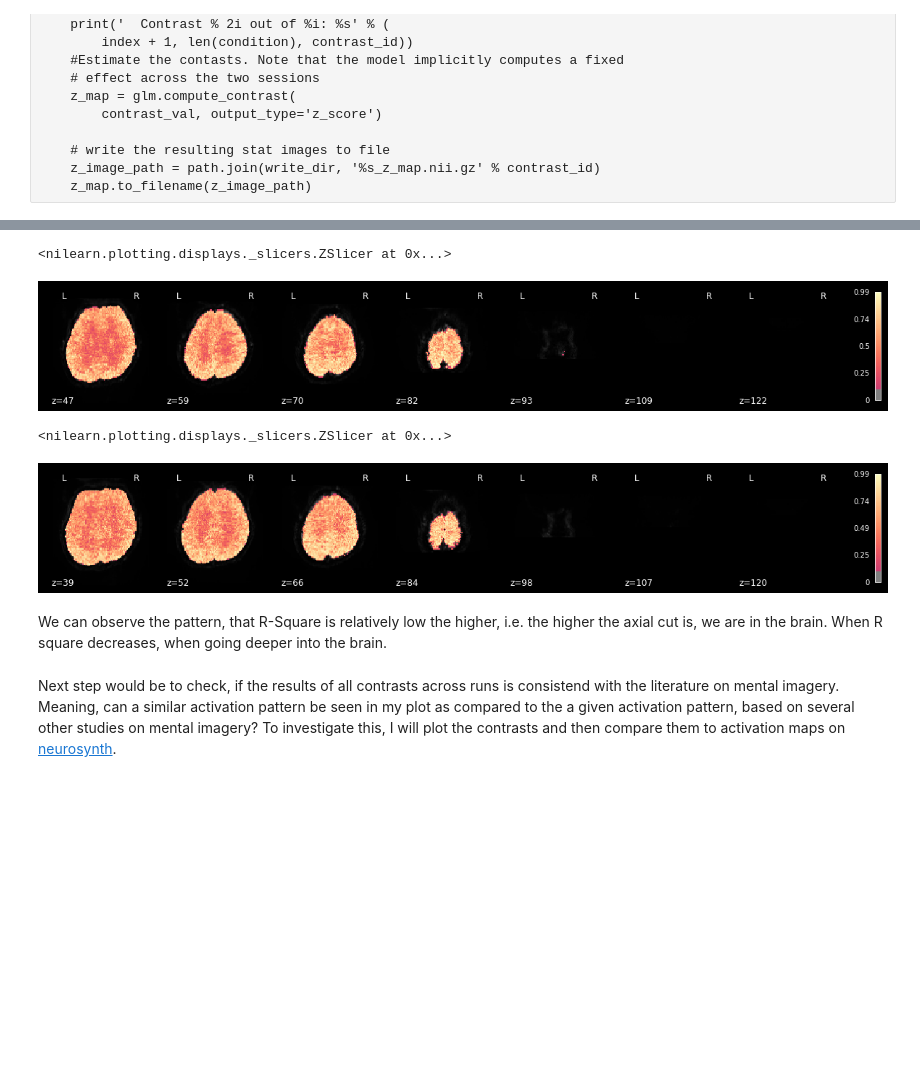
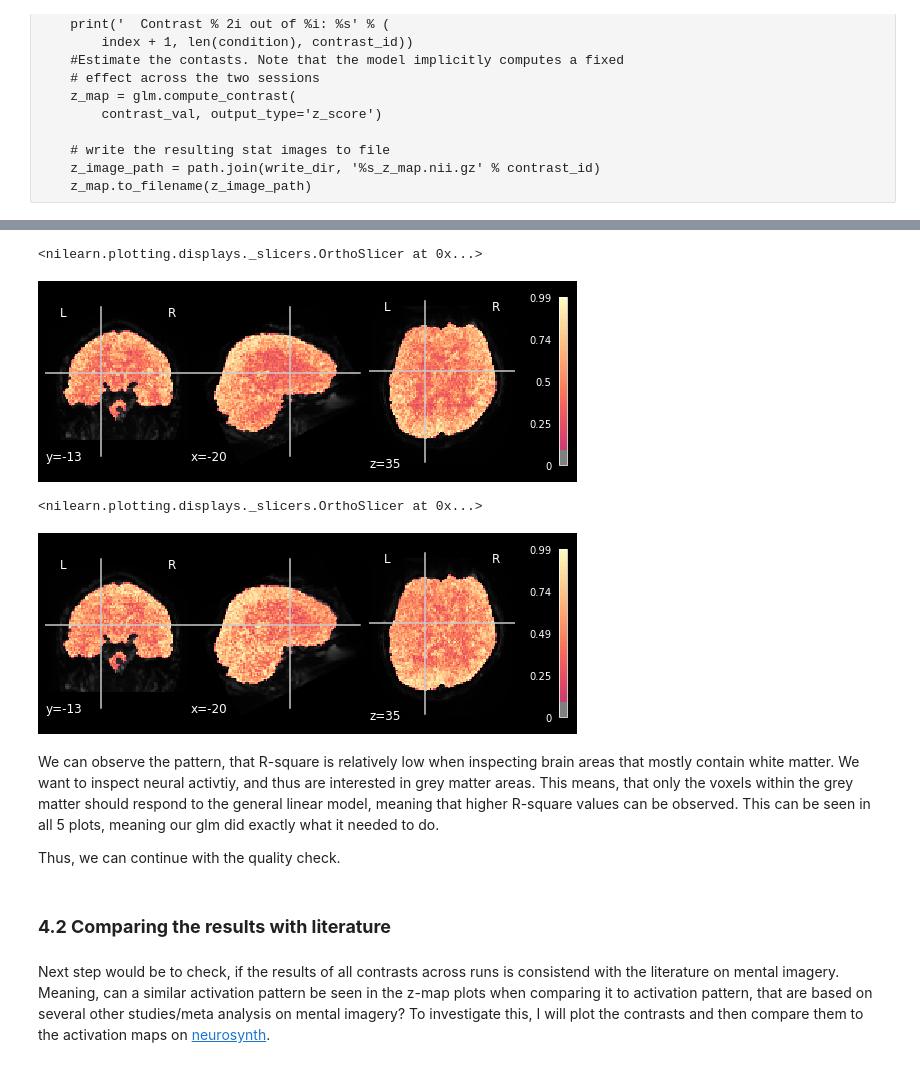
Before and after one commit to JNPauli/Banter, a Jupyter notebook: data/General_linear_model.ipynb, the cells around one changed output, grey strips where cells are left out. Drawn from its saved outputs; the diff is of its cells as text; code cells hidden in the pictures; blank space fills up the shorter version.

```diff
--- a/data/General_linear_model.ipynb
+++ b/data/General_linear_model.ipynb
@@ -544,0 +528,5 @@ plotting.plot_stat_map(glm.r_square[0], bg_img=mean_img_all[0], threshold=.1,
+# %%
+from nilearn import plotting
+coordinates_func = (-20,-13,35)
+plotting.plot_stat_map(glm.r_square[0], bg_img=mean_img_all[0], threshold=.1,
+                       display_mode='ortho', cut_coords=coordinates_func, cmap='magma')
@@ -559,20 +548,22 @@ plotting.plot_stat_map(glm.r_square[2], bg_img=mean_img_all[2], threshold=.1,
 # %%
-from nilearn import plotting
 plotting.plot_stat_map(glm.r_square[3], bg_img=mean_img_all[3], threshold=.1,
-                       display_mode='z', cut_coords=7, cmap='magma')
+                       display_mode='ortho', cut_coords=coordinates_func, cmap='magma')
 # %% [output]
-<nilearn.plotting.displays._slicers.ZSlicer at 0x...>
+<nilearn.plotting.displays._slicers.OrthoSlicer at 0x...>
-[figure, old version]
+[figure, new version]
 # %%
-from nilearn import plotting
 plotting.plot_stat_map(glm.r_square[4], bg_img=mean_img_all[4], threshold=.1,
-                       display_mode='z', cut_coords=7, cmap='magma')
+                       display_mode='ortho', cut_coords=coordinates_func, cmap='magma')
 # %% [output]
-<nilearn.plotting.displays._slicers.ZSlicer at 0x...>
+<nilearn.plotting.displays._slicers.OrthoSlicer at 0x...>
-[figure, old version]
+[figure, new version]
 # %% [markdown]
-We can observe the pattern, that R-Square is relatively low the higher, i.e. the higher the axial cut is, we are in the brain. When R square decreases, when going deeper into the brain.
+We can observe the pattern, that R-square is relatively low when inspecting brain areas that mostly contain white matter. We want to inspect neural activtiy, and thus are interested in grey matter areas. This means, that only the voxels within the grey matter should respond to the general linear model, meaning that higher R-square values can be observed. This can be seen in all 5 plots, meaning our glm did exactly what it needed to do.
+
+Thus, we can continue with the quality check.
+# %% [markdown]
+### **4.2 Comparing the results with literature**
 # %% [markdown]
-Next step would be to check, if the results of all contrasts across runs is consistend with the literature on mental imagery. Meaning, can a similar activation pattern be seen in my plot as compared to the a given activation pattern, based on several other studies on mental imagery? To investigate this, I will plot the contrasts and then compare them to activation maps on [neurosynth](https://neurosynth.org/analyses/terms/mental%20imagery/).
+Next step would be to check, if the results of all contrasts across runs is consistend with the literature on mental imagery. Meaning, can a similar activation pattern be seen in the z-map plots when comparing it to activation pattern, that are based on several other studies/meta analysis on mental imagery? To investigate this, I will plot the contrasts and then compare them to the activation maps on [neurosynth](https://neurosynth.org/analyses/terms/mental%20imagery/).
 # %%
 os.chdir('/mnt/c/Users/janos/git/sub01-ses-01-imagery/z_maps')
```
Also changed, not shown: parts of 16 cells of this notebook.
